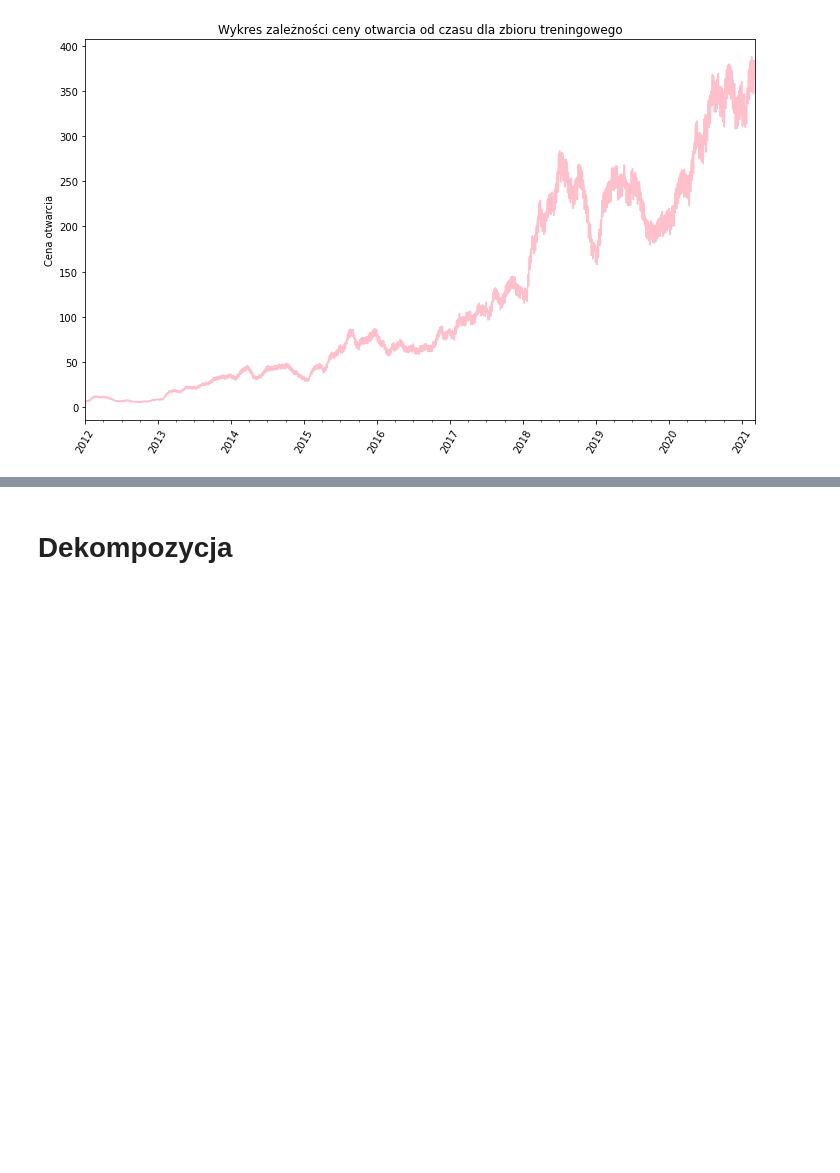
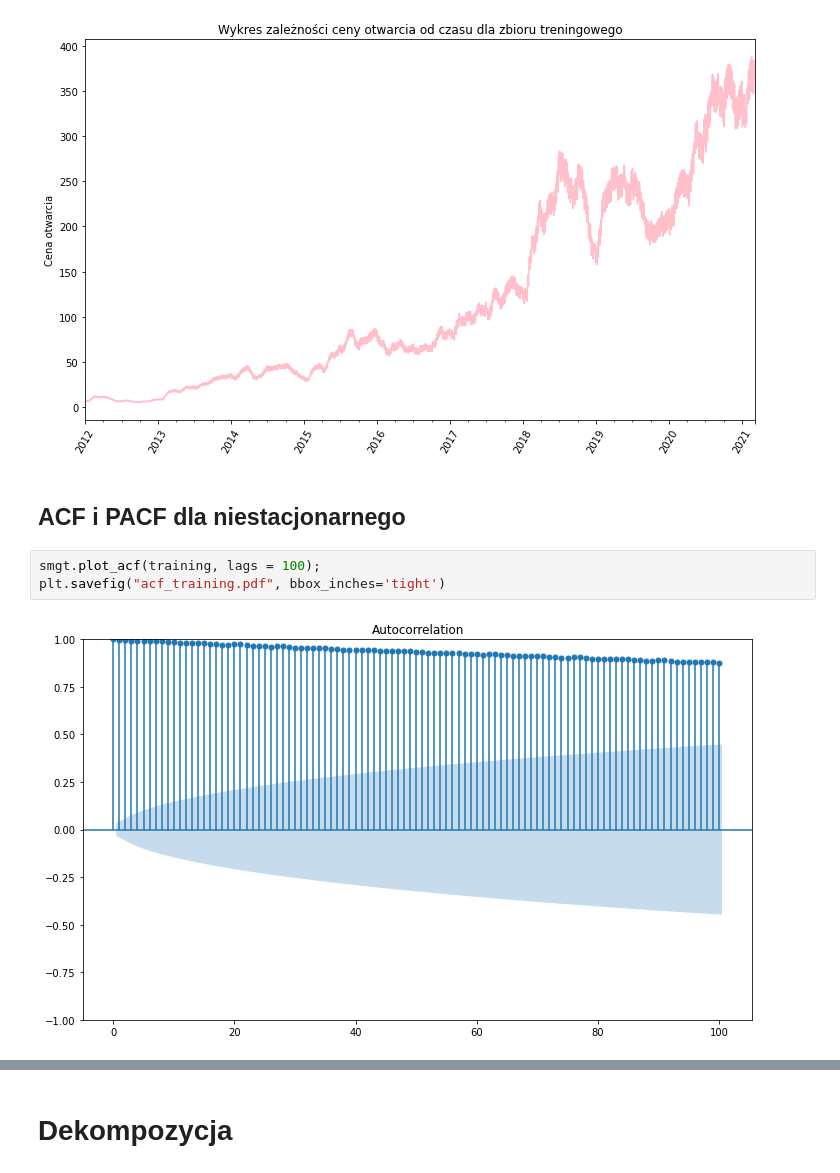
Before and after one commit to Staszek15/ARMA-Netflix-time-series, a Jupyter notebook: ARMA.ipynb, the cells around one changed output, grey strips where cells are left out. Cells and saved outputs as stored; diff of their text form; blank space fills up the shorter version.

```diff
--- a/ARMA.ipynb
+++ b/ARMA.ipynb
@@ -138,3 +142,10 @@ plt.title("Wykres zależności ceny otwarcia od czasu dla zbioru treningowego")
 # %% [output]
 Text(0.5, 1.0, 'Wykres zależności ceny otwarcia od czasu dla zbioru treningowego')
 [figure]
+# %% [markdown]
+## ACF i PACF dla niestacjonarnego
+# %%
+smgt.plot_acf(training, lags = 100);
+plt.savefig("acf_training.pdf", bbox_inches='tight')
+# %% [output]
+[figure, added]
```
Also changed, not shown: parts of 36 cells of this notebook.
